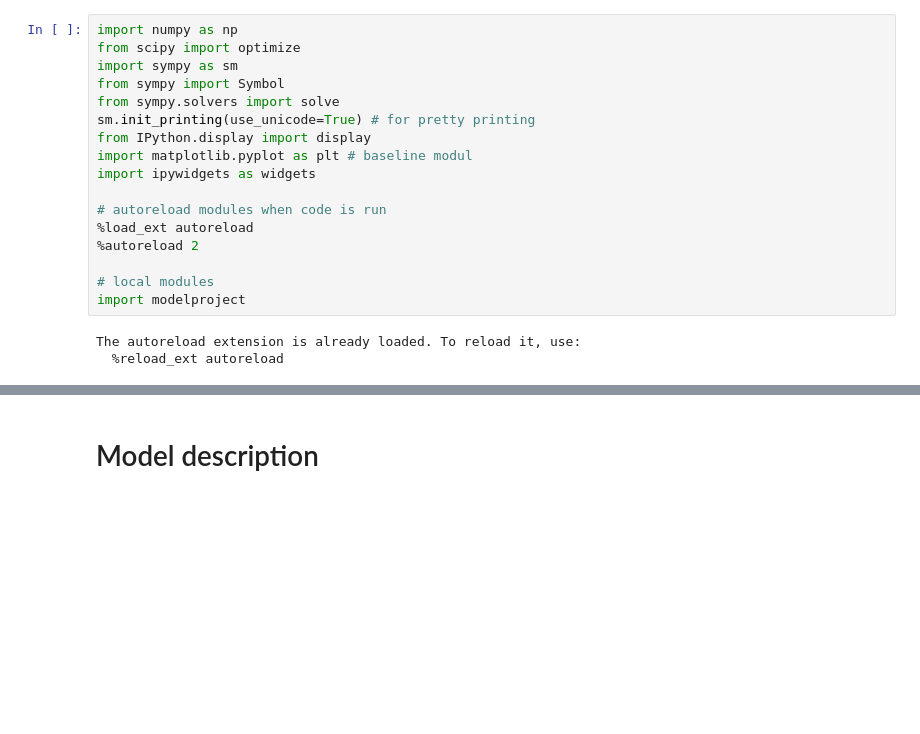
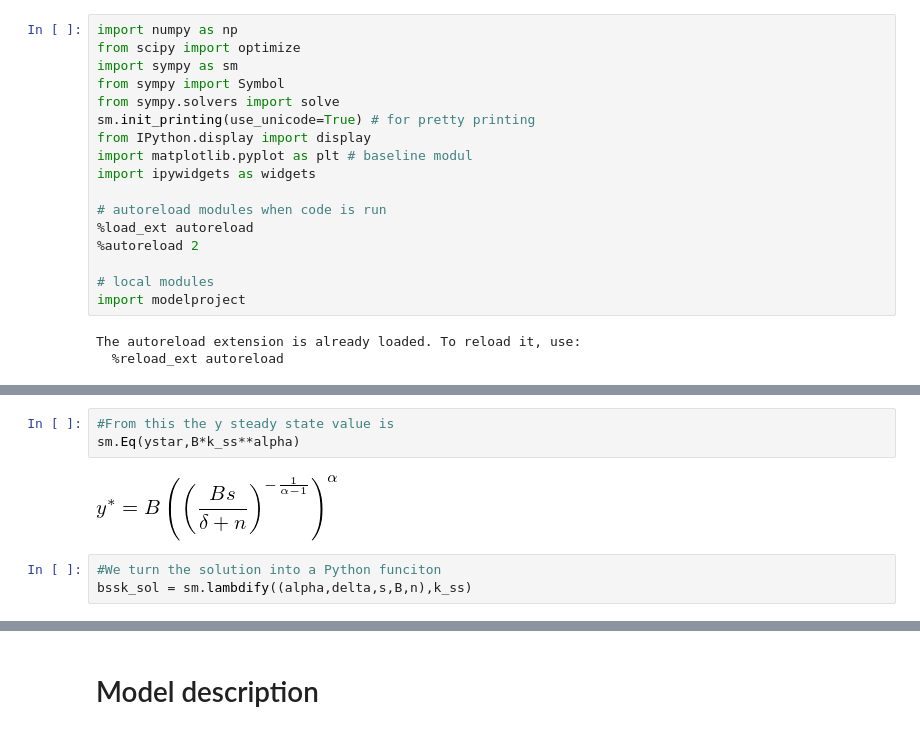
Before and after one commit to NumEconCopenhagen/projects-2020-matrixgymnasterne, a Jupyter notebook: modelproject/modelproject.ipynb, the cells around one changed output, grey strips where cells are left out. Saved outputs shown, nothing was run; the diff lists cells and outputs as text; blank space fills up the shorter version.

```diff
--- a/modelproject/modelproject.ipynb
+++ b/modelproject/modelproject.ipynb
@@ -26,0 +70,8 @@ The autoreload extension is already loaded. To reload it, use:
+# %%
+#From this the y steady state value is
+sm.Eq(ystar,B*k_ss**alpha)
+# %% [output]
+[figure, added]
+# %%
+#We turn the solution into a Python funciton
+bssk_sol = sm.lambdify((alpha,delta,s,B,n),k_ss)
```
Also changed, not shown: parts of 11 cells of this notebook.
